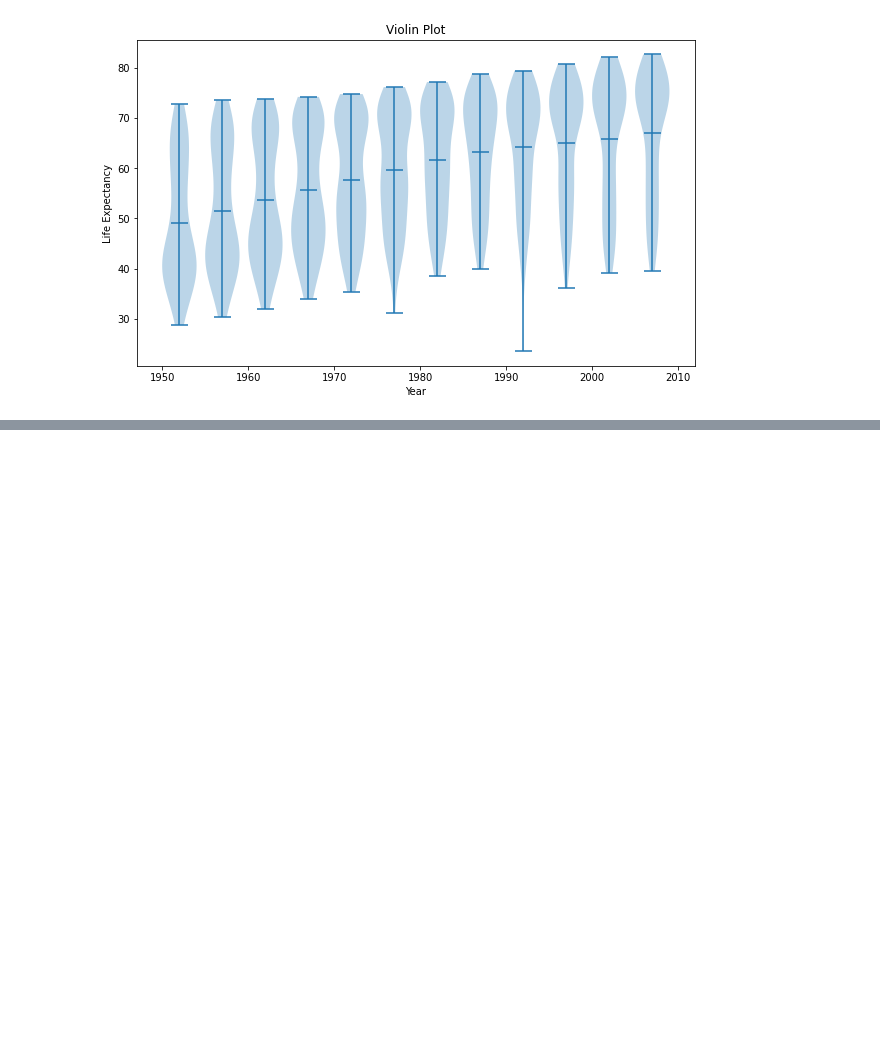
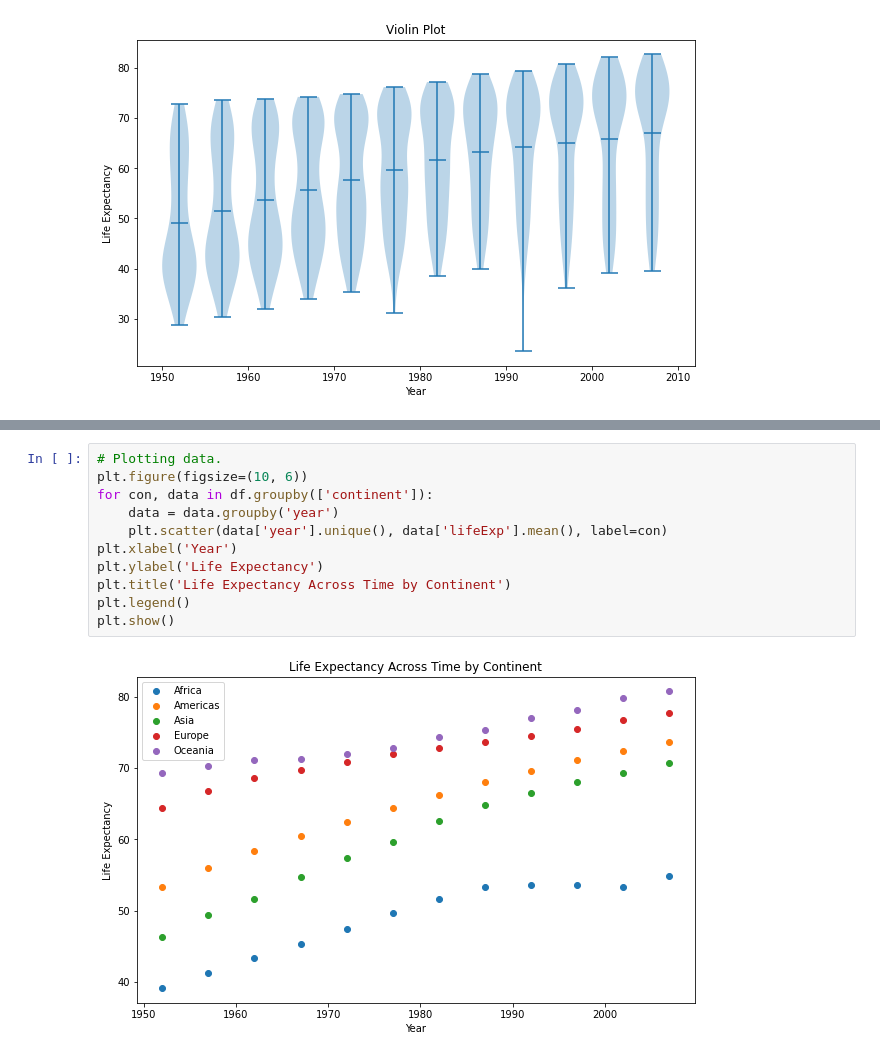
Before and after one commit to willcrodman/data_science_project_3, a Jupyter notebook: project_3.ipynb, the cells around one changed output, grey strips where cells are left out. Cells and saved outputs as stored; diff of their text form; blank space fills up the shorter version.

```diff
--- a/project_3.ipynb
+++ b/project_3.ipynb
@@ -108,0 +108,13 @@ Feel free to explore additional resources to enhance your understanding of these
+# %%
+# Plotting data.
+plt.figure(figsize=(10, 6))
+for con, data in df.groupby(['continent']):
+    data = data.groupby('year')
+    plt.scatter(data['year'].unique(), data['lifeExp'].mean(), label=con)
+plt.xlabel('Year')
+plt.ylabel('Life Expectancy')
+plt.title('Life Expectancy Across Time by Continent')
+plt.legend()
+plt.show()
+# %% [output]
+[figure, added]
```
Also changed, not shown: parts of 2 cells of this notebook.
